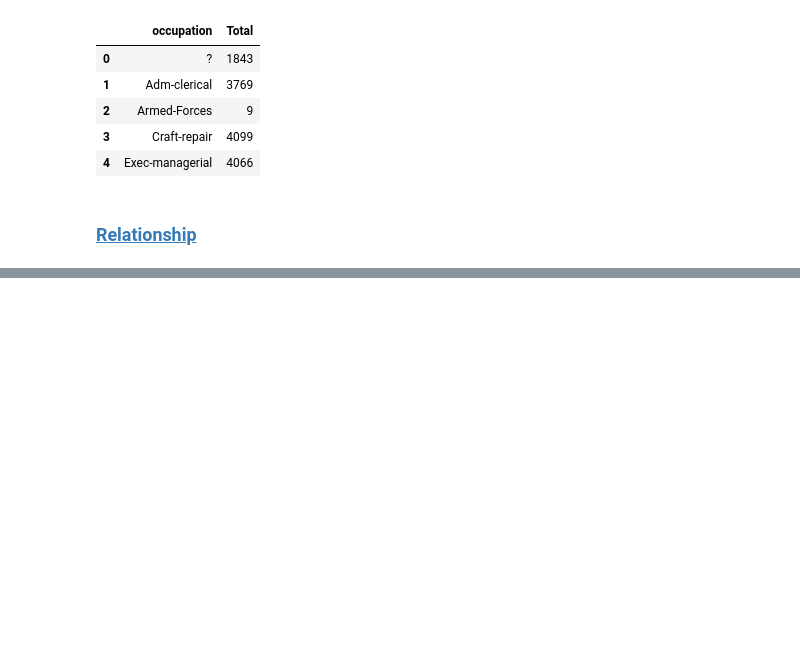
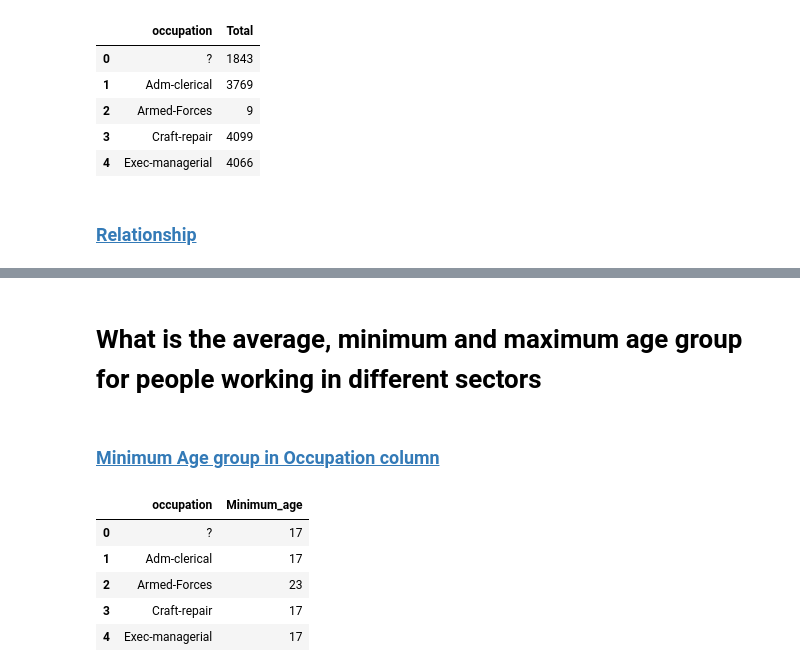
Before and after one commit to RancyChepchirchir/Assignments, a Jupyter notebook: 07.Assignment-SQL.ipynb, the cells around one changed output, grey strips where cells are left out. Drawn from its saved outputs; the diff is of its cells as text; code cells hidden in the pictures; blank space fills up the shorter version.

```diff
--- a/07.Assignment-SQL.ipynb
+++ b/07.Assignment-SQL.ipynb
@@ -151,0 +186,16 @@ NameError: name 'output4' is not defined
+# %% [markdown]
+# <a id='7'>What is the average, minimum and maximum age group for people working in different sectors<a/>
+# %% [markdown]
+### [Minimum Age group in Occupation column](#0)
+# %%
+cur.execute("""Select occupation, min(age) As Minimum_age from sqladb group by occupation ;""")
+output5 = pd.DataFrame(cur.fetchall())
+output5.columns = [x[0] for x in cur.description]
+output5.head()
+# %% [output]
+|  | occupation | Minimum_age |
+| 0 | ? | 17 |
+| 1 | Adm-clerical | 17 |
+| 2 | Armed-Forces | 23 |
+| 3 | Craft-repair | 17 |
+| 4 | Exec-managerial | 17 |
```
Also changed, not shown: parts of 27 cells of this notebook.
